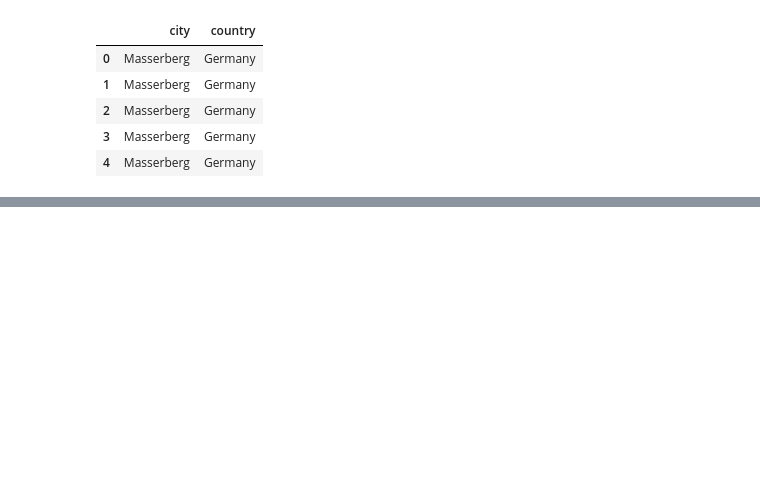
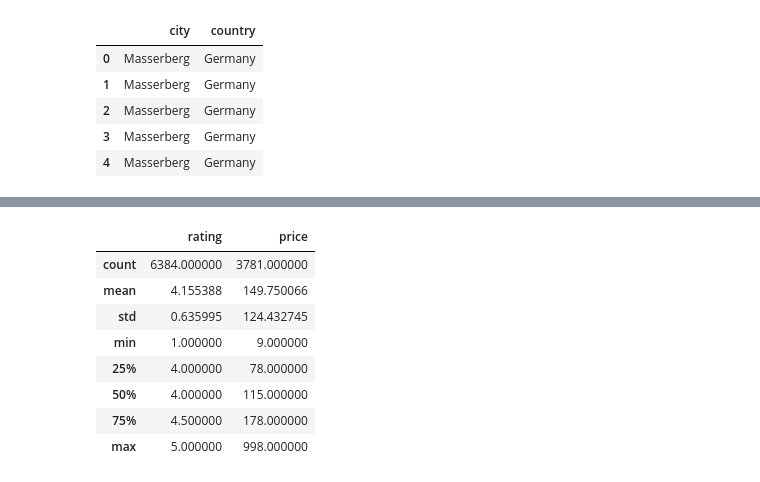
Before and after one commit to fpleoni/where_do_we_go_from_here, a Jupyter notebook: jupyter_notebooks/embeddings_with_scraped_hotels.ipynb, the cells around one changed output, grey strips where cells are left out. Drawn from its saved outputs; the diff is of its cells as text; code cells hidden in the pictures; blank space fills up the shorter version.

```diff
--- a/jupyter_notebooks/embeddings_with_scraped_hotels.ipynb
+++ b/jupyter_notebooks/embeddings_with_scraped_hotels.ipynb
@@ -35,3 +69,14 @@ hotels_df.rename({0: "location", 1: "hotel_name", 2: "rating",
+# %%
+# Input 9 values manually
+hotels_df.loc[hotels_df.index[7140], "landmark"] = "3.4 miles to Museum of Nature Protection and Speleology"
+hotels_df.loc[hotels_df.index[7141], "landmark"] = "4.9 miles to Namestie Osloboditelov"
+hotels_df.loc[hotels_df.index[7142], "landmark"] = "4.1 miles to Chopok"
+hotels_df.loc[hotels_df.index[7143], "landmark"] = "3.1 miles to Museum of Nature Protection and Speleology"
+hotels_df.loc[hotels_df.index[7144], "landmark"] = "4.4 miles to Liptovsky Mara"
+hotels_df.loc[hotels_df.index[7145], "landmark"] = "5.8 miles to Gothal"
+hotels_df.loc[hotels_df.index[7146], "landmark"] = "9.0 miles to Wooden church Hronsek UNESCO"
+hotels_df.loc[hotels_df.index[7147], "landmark"] = "6.0 miles to Archaeological Museum Havránok"
+hotels_df.loc[hotels_df.index[7147], "landmark"] = "2.3 miles to Opalisko Zavazna Poruba"
 # %%
 # Replace na values with np.nan
 hotels_df["price"] = hotels_df["price"].replace("na", np.nan)
@@ -95,3 +153,15 @@ hotels_df.head(100)
 | 97 | Rome | Italy | Hotel San Giovanni Roma | 4.5 | Via Licia 7, Rome, Città Metropol... | San Giovanni | 105.0 | [2.0 miles to city center, 14 mil... | https://www.hotels.com/ho97360160... |
 | 98 | Rome | Italy | Empire Palace Hotel | 4.0 | Via Aureliana 39, Rome, RM, 00187... | Sallustiano | 112.0 | [0.9 miles to city center, 15 mil... | https://www.hotels.com/ho172045/?... |
 | 99 | Rome | Italy | Princeps Boutique Hotel | 5.0 | Piazza Dell'Esquilino, 29, Rione ... | Monti | 171.0 | [1.0 mile to city center, 15 mile... | https://www.hotels.com/ho510090/?... |
+# %%
+hotels_df.describe()
+# %% [output]
+|  | rating | price |
+| count | 6384.000000 | 3781.000000 |
+| mean | 4.155388 | 149.750066 |
+| std | 0.635995 | 124.432745 |
+| min | 1.000000 | 9.000000 |
+| 25% | 4.000000 | 78.000000 |
+| 50% | 4.000000 | 115.000000 |
+| 75% | 4.500000 | 178.000000 |
+| max | 5.000000 | 998.000000 |
```
Also changed, not shown: parts of 9 cells of this notebook, 1 other file.
